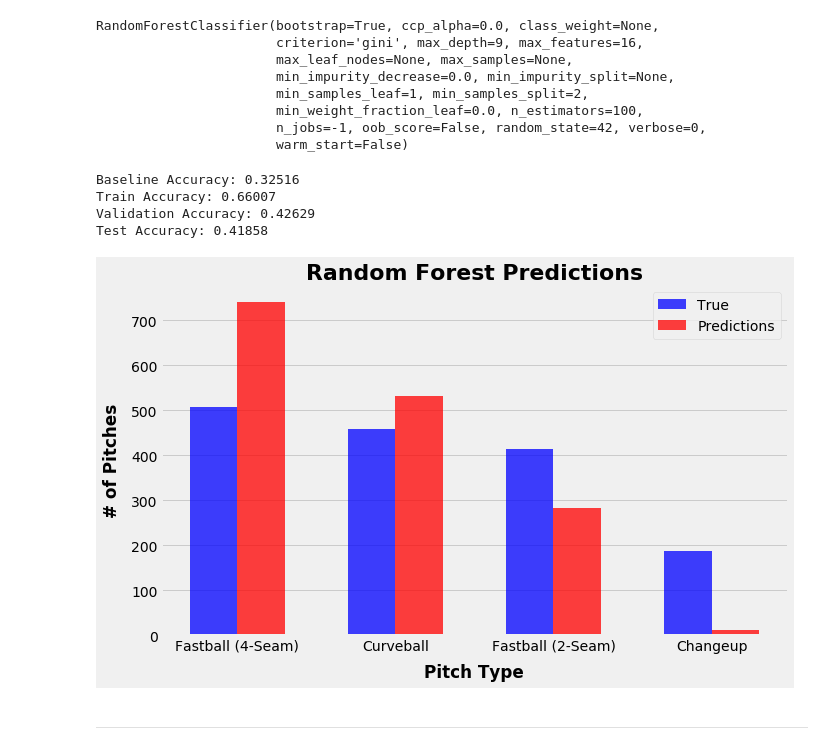
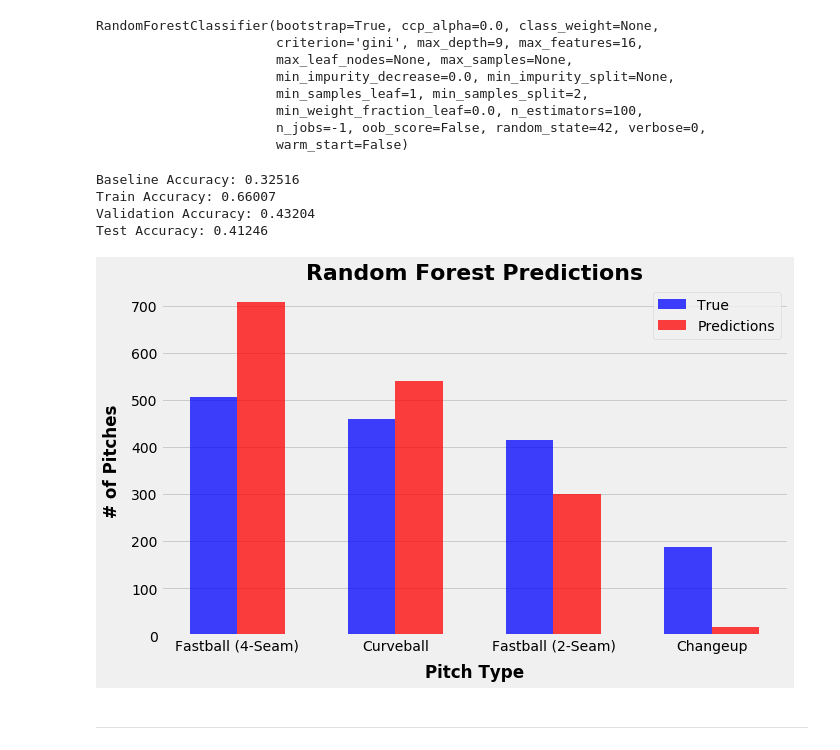
Before and after one commit to michael-rowland/Pitch-Predictions, a Jupyter notebook: Pitch-Predictions.ipynb, the cells around one changed output. Cells and saved outputs as stored; diff of their text form; code cells hidden in the pictures.

```diff
--- a/Pitch-Predictions.ipynb
+++ b/Pitch-Predictions.ipynb
@@ -314,21 +279,16 @@ def wrangle_game(df):
 # %%
 def pitcher_wrangle(pitcher_data):
   '''
-  wrangles all available data on specific pitcher (prior to 2020 season)
+  the function merges all available data on specific pitcher applying the
+  'wrangle_game' function to each game
   '''
-
-#   THIS HAS TO BE IN HERE, AND I'M NOT SURE WHY
-  # target = 'pitch_type'
-  features = ['pitch_name', 'pitch_type', 'game_date', 'stand', 'balls',
-              'strikes', 'on_3b', 'on_2b', 'on_1b', 'outs_when_up', 'inning',
-              'at_bat_number', 'bat_score', 'fld_score', 'type', 'zone',
-              'player_name']
-
-  # raw_data = statcast_pitcher('2008-04-01', '2020-01-01', pitcher)
-
   df = pd.DataFrame()
 
   games = pitcher_data['game_date'].unique().tolist()
+
+  features = ['pitch_type', 'game_date', 'stand', 'balls', 'strikes', 'on_3b',
+            'on_2b', 'on_1b', 'outs_when_up', 'inning', 'at_bat_number',
+            'bat_score', 'fld_score', 'type', 'zone']
 
   for game in games:
     game_data = wrangle_game(pitcher_data[pitcher_data['game_date'] == game][features])
@@ -338,5 +298,3 @@ def pitcher_wrangle(pitcher_data):
   return df
 # %%
 df = pitcher_wrangle(berrios)
-# %%
-df = df.drop(['pitch_name', 'player_name'], axis=1)
@@ -383,8 +346,6 @@ plt.show()
 mix = df[df['game_date'].dt.year == 2019]['pitch_type'].value_counts()
 mix = mix.rename_axis('pitch_type').reset_index(name='counts')
 # %%
-plt.style.use('fivethirtyeight')
-
 fig, ax = plt.subplots(figsize=(10, 6))
 ax.bar(mix['pitch_type'], mix['counts'])
 plt.show()
@@ -415,7 +378,7 @@ train, test = train_test_split(df, train_size=0.8, random_state=42)
 train, val = train_test_split(train, train_size=0.8, random_state=42)
 # %%
 target = 'pitch_type'
-features = df.columns.drop([target, 'game_date'])
+features = df.columns.drop([target, 'game_date', 'year', 'month'])
 
 X_train = train[features]
 y_train = train[target]
@@ -457,8 +420,8 @@ print(f'Test Accuracy: {model.score(X_test_processed, y_test):.5f}')
 # %% [output]
 Baseline Accuracy: 0.32516
 Train Accuracy: 0.66007
-Validation Accuracy: 0.42629
-Test Accuracy: 0.41858
+Validation Accuracy: 0.43204
+Test Accuracy: 0.41246
 # %%
 predictions_df = pd.DataFrame({'True Values': y_val,
                             'Predictions': model.predict(X_val_processed)})
@@ -466,31 +429,31 @@ predictions_df = predictions_df.apply(lambda x: x.value_counts())
 # %%
 import numpy as np
 plt.style.use('fivethirtyeight')
 
 fig, ax = plt.subplots(figsize=(10, 6))
 
 X = np.arange(len(predictions_df['Predictions'].unique()))
 bar_width = 0.30
 
-ax.bar(X - bar_width/2, predictions['True Values'],
+ax.bar(X - bar_width/2, predictions_df['True Values'],
        color = 'b', width = bar_width, align='center', alpha=0.75, label='True')
-ax.bar(X + bar_width/2, predictions['Predictions'],
+ax.bar(X + bar_width/2, predictions_df['Predictions'],
        color = 'r', width = bar_width, align='center', alpha=0.75, label='Predictions')
 
 ax.legend()
 
 ax.set_xticks(X)
 ax.set_xticklabels(['Fastball (4-Seam)', 'Curveball', 'Fastball (2-Seam)', 'Changeup'])
 
 ax.set_title('Random Forest Predictions', fontsize=22, fontweight='bold')
 ax.set_xlabel('Pitch Type', fontweight='bold', labelpad=10)
 ax.set_ylabel('# of Pitches', fontweight='bold', labelpad=10)
 ax.xaxis.grid(False)
 
-plt.savefig('Predictions.png', format='png', dpi=300, bbox_inches='tight')
+# plt.savefig('Predictions.png', format='png', dpi=300, bbox_inches='tight')
 plt.show()
 # %% [output]
-[figure, old version]
+[figure, new version]
 # %% [markdown]
 
 
```
Also changed, not shown: parts of 22 cells of this notebook.
